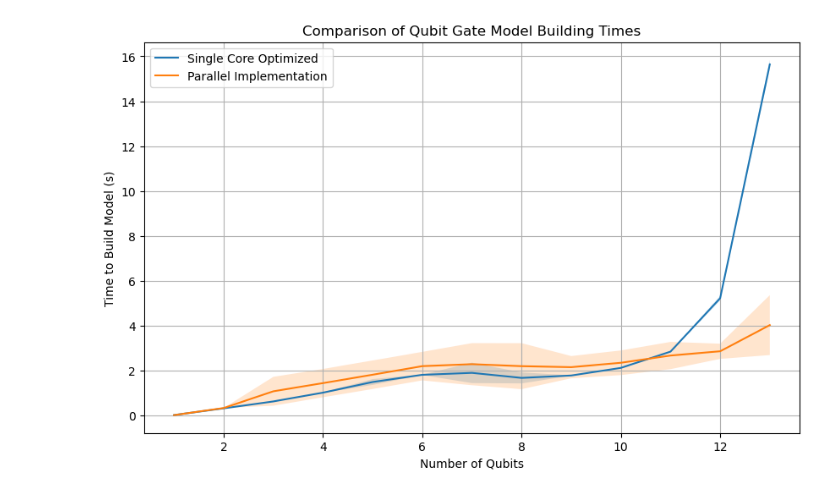
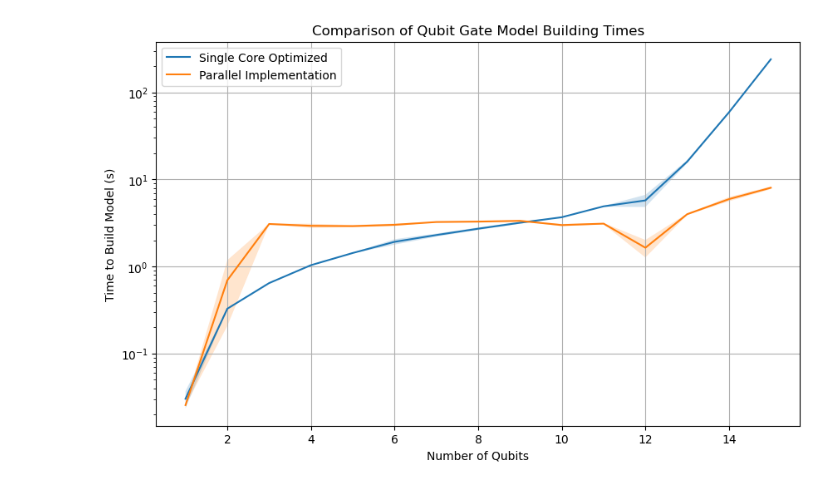
Before and after one commit to Sats2/NoisyCircuits, a Jupyter notebook: examples/compare_old_new.ipynb, the cells around one changed output. Cells and saved outputs as stored; diff of their text form; code cells hidden in the pictures.

```diff
--- a/examples/compare_old_new.ipynb
+++ b/examples/compare_old_new.ipynb
@@ -14,8 +11,0 @@ with open("../noise_models/Noise_Model_Heron_QPU.pkl", "rb") as f:
-# %%
-vals_parallel = Parallel(
-                    noise_model=noise_model,
-                    num_qubits=2,
-                    num_cores=2,
-                    threshold=1e-15,
-                    basis_gates=[["sx", "x", "rz", "rx"], ["cz", "rzz"]],
-                    verbose=True).build_qubit_gate_model()
@@ -117,9 +93,10 @@ qubits_data = {
     "mean": [[], []],
     "std": [[], []]
 }
-for n_qubits in range(1, 14):
+for n_qubits in range(1, 16):
     data = compare(n_qubits)
     qubits_data["qubits"].append(n_qubits)
     for i, key in enumerate(["Single", "Parallel"]):
         qubits_data["mean"][i].append(np.mean(data[key]) / 1e9)
         qubits_data["std"][i].append(np.std(data[key]) / 1e9)
+    print(f"Completed {n_qubits} qubits.")
@@ -126,17 +119,17 @@ for n_qubits in range(1, 14):
 # %%
 plt.figure(figsize=(10, 6))
 label_list = ["Single Core Optimized", "Parallel Implementation"]
 for i in range(2):
-    plt.plot(qubits_data["qubits"], qubits_data["mean"][i], label=label_list[i])
+    plt.semilogy(qubits_data["qubits"], qubits_data["mean"][i], label=label_list[i])
     plt.fill_between(qubits_data["qubits"],
                      np.array(qubits_data["mean"][i]) - np.array(qubits_data["std"][i]),
                      np.array(qubits_data["mean"][i]) + np.array(qubits_data["std"][i]),
                      alpha=0.2)
 plt.xlabel("Number of Qubits")
 plt.ylabel("Time to Build Model (s)")
 plt.title("Comparison of Qubit Gate Model Building Times")
 plt.legend()
 plt.grid()
 plt.show()
 # %% [output]
-[figure, old version]
+[figure, new version]
```
Also changed, not shown: parts of 11 cells of this notebook, 2 other files.
